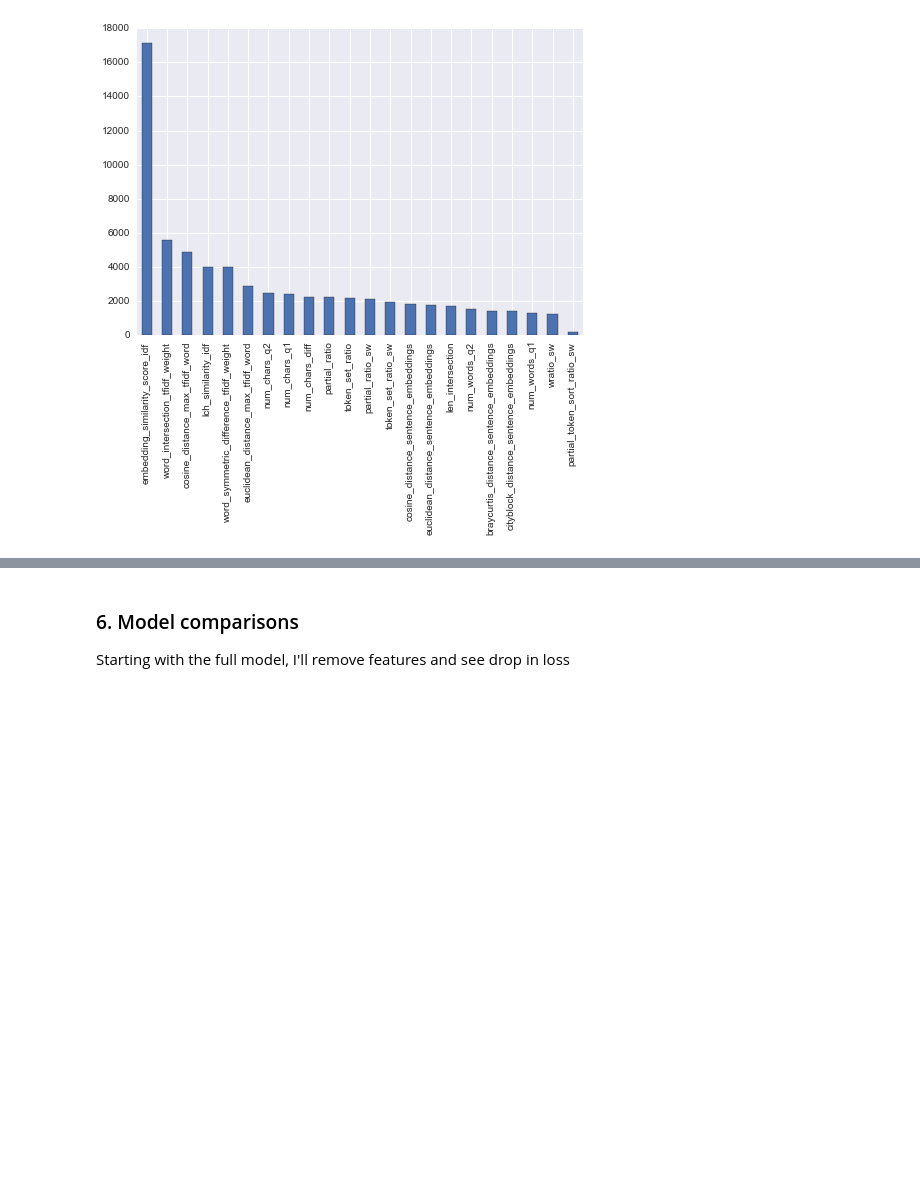
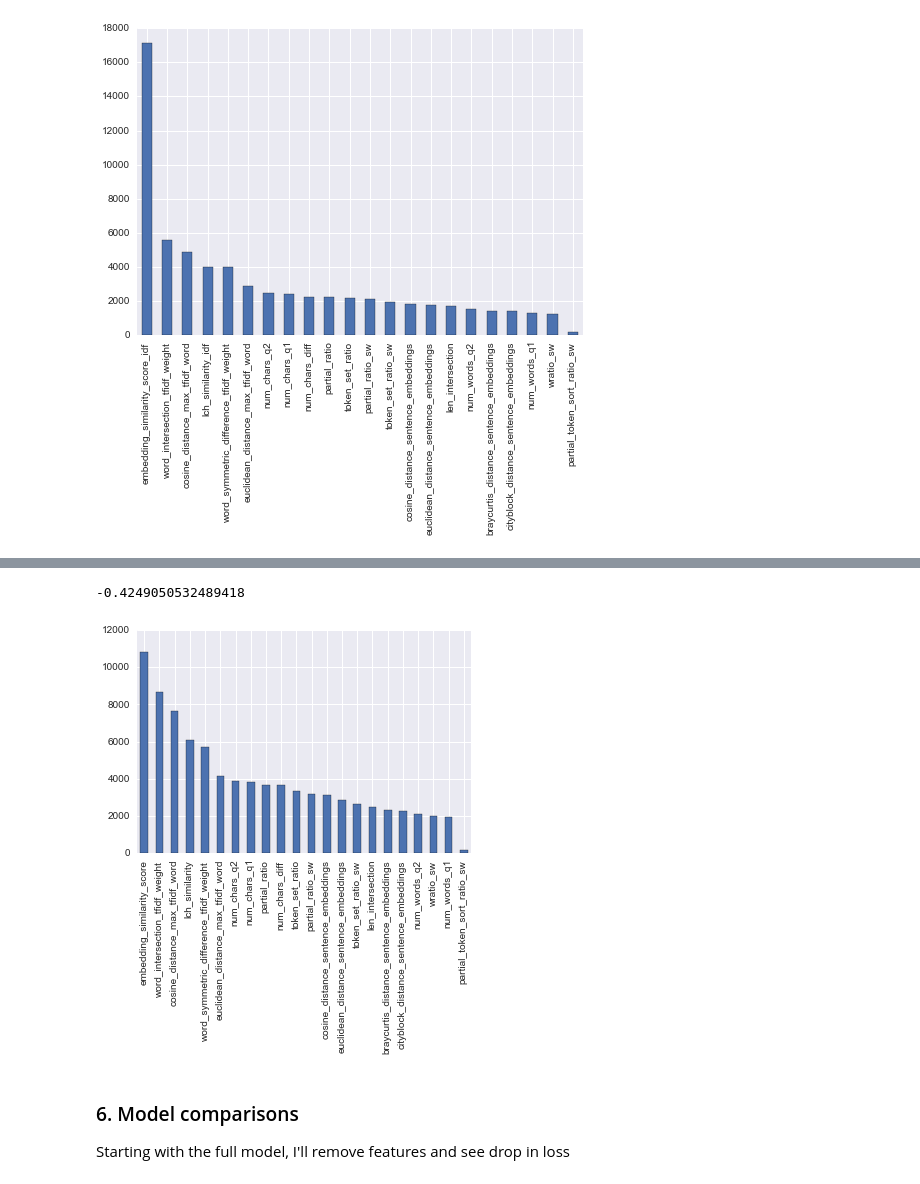
Before and after one commit to tamirbennatan/quora, a Jupyter notebook: xgboost/xgboost_extended_features.ipynb, the cells around one changed output, grey strips where cells are left out. Saved outputs shown, nothing was run; the diff lists cells and outputs as text; code cells hidden in the pictures; blank space fills up the shorter version.

```diff
--- a/xgboost/xgboost_extended_features.ipynb
+++ b/xgboost/xgboost_extended_features.ipynb
@@ -809,7 +814,11 @@ grid_search_sim6 = GridSearchCV(model_sim5, xgb_params, scoring='neg_log_loss',
 # %%
-grid_result_sim6.best_score_
+grid_result_no_trec.best_score_
+# %% [output]
+-0.4249050532489418
 # %%
-feature_importance(grid_result_sim6.best_estimator_)
+feature_importance(grid_result_no_trec.best_estimator_)
+# %% [output]
+[figure, added]
 # %% [markdown]
 ### 6. Model comparisons
 
```
Also changed, not shown: parts of 13 cells of this notebook, 1 other file.
